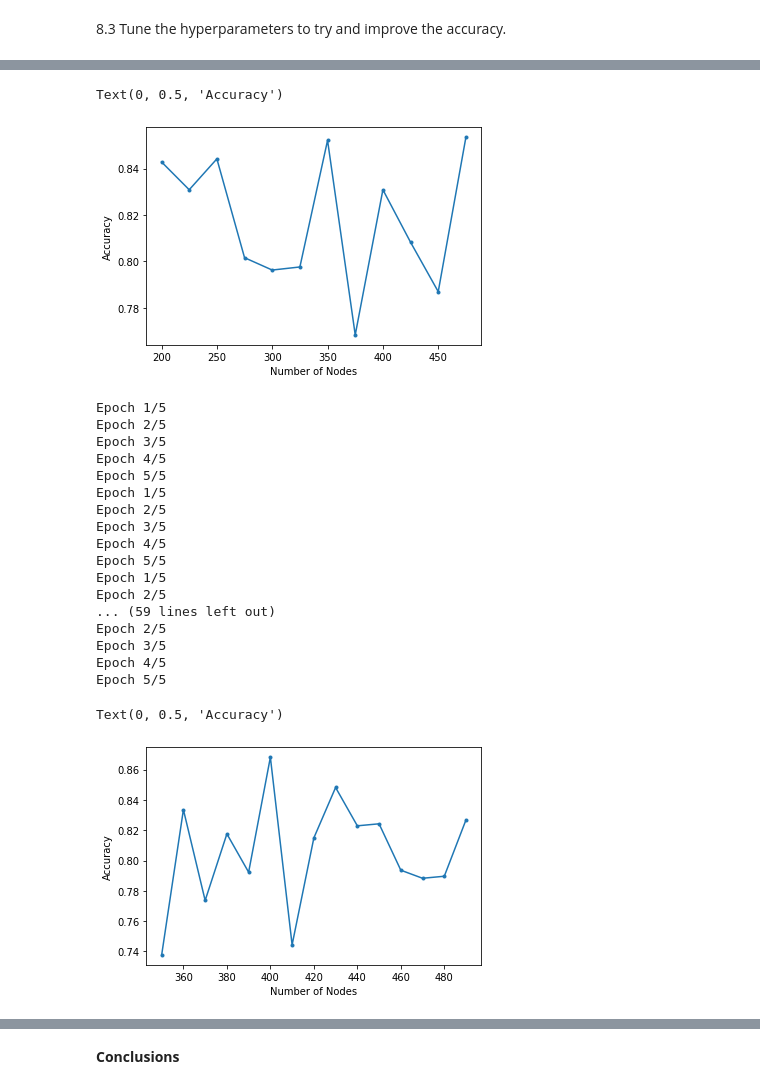
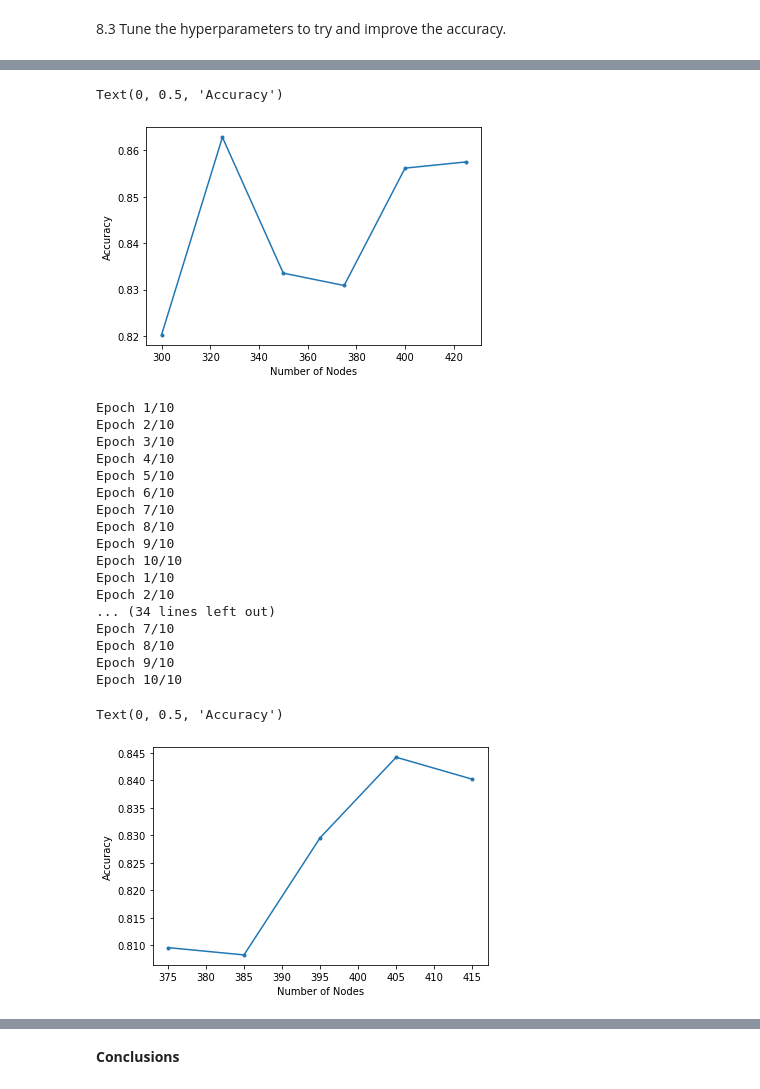
Before and after one commit to lauraherman22/w207_final_project, a Jupyter notebook: Logo_NoLogo_Final_Project.ipynb, the cells around one changed output, grey strips where cells are left out. Drawn from its saved outputs; the diff is of its cells as text; code cells hidden in the pictures.

Commit message:
updated neural nets to use array from best k value

```diff
--- a/Logo_NoLogo_Final_Project.ipynb
+++ b/Logo_NoLogo_Final_Project.ipynb
@@ -773,0 +798,7 @@ Text(0, 0.5, 'Accuracy')
+# %%
+# Looks like best learning rate is .001, so now we will use this
+# Run model using learning dropout rate
+build_model_output = build_model(384, .4, .001)
+fit_model_output = fit_model(build_model_output, train_data9, train_labels9, 50)
+final_accuracy = evaluate_model(build_model_output, dev_data9, dev_labels9)
+print(final_accuracy)
@@ -774,12 +823,12 @@ Text(0, 0.5, 'Accuracy')
 # %%
-# Try different numbers of nodes - keeping dropout at .4 and learning rate at .0001
+# Try different numbers of nodes - keeping dropout at .3 and learning rate at .001
 
 #Loop through nodes
 final_accuracy_node_list = []
 
 for i in range(1, 550, 50):
-    build_model_output = build_model(i, .4, .01)
-    fit_model_output = fit_model(build_model_output, train_data3, train_labels3, 5)
-    final_accuracy = evaluate_model(build_model_output, dev_data3, dev_labels3)
+    build_model_output = build_model(i, .4, .001)
+    fit_model_output = fit_model(build_model_output, train_data9, train_labels9, 10)
+    final_accuracy = evaluate_model(build_model_output, dev_data9, dev_labels9)
     final_accuracy_node_list.append(final_accuracy)
 # %% [output]
@@ -811,12 +860,12 @@ Text(0, 0.5, 'Accuracy')
 # %%
-# It looks like best value is somewhere between 200 and 500
+# It looks like best value is somewhere between 300 and 450
 # Narrow this down
 # Loop through nodes
 final_accuracy_node_list = []
 
-for i in range(200, 500, 25):
-    build_model_output = build_model(i, .4, .01)
-    fit_model_output = fit_model(build_model_output, train_data3, train_labels3, 5)
-    final_accuracy = evaluate_model(build_model_output, dev_data3, dev_labels3)
+for i in range(300, 450, 25):
+    build_model_output = build_model(i, .4, .001)
+    fit_model_output = fit_model(build_model_output, train_data9, train_labels9, 10)
+    final_accuracy = evaluate_model(build_model_output, dev_data9, dev_labels9)
     final_accuracy_node_list.append(final_accuracy)
 # %% [output]
@@ -840,48 +889,48 @@ Epoch 5/5
 # %%
 #Graph results
-plt.plot(range(200, 500, 25), final_accuracy_node_list, marker = ".")
+plt.plot(range(300, 450, 25), final_accuracy_node_list, marker = ".")
 plt.xlabel('Number of Nodes')
 plt.ylabel('Accuracy')
 # %% [output]
 Text(0, 0.5, 'Accuracy')
-[figure, old version]
+[figure, new version]
 # %%
-# It looks like best value is somewhere between 350 and 500
+# It looks like best value is somewhere between 375 and 425
 # Narrow this down
 # Loop through nodes
 final_accuracy_node_list = []
 
-for i in range(350, 500, 10):
-    build_model_output = build_model(i, .4, .01)
-    fit_model_output = fit_model(build_model_output, train_data3, train_labels3, 5)
-    final_accuracy = evaluate_model(build_model_output, dev_data3, dev_labels3)
+for i in range(375, 425, 10):
+    build_model_output = build_model(i, .4, .001)
+    fit_model_output = fit_model(build_model_output, train_data9, train_labels9, 10)
+    final_accuracy = evaluate_model(build_model_output, dev_data9, dev_labels9)
     final_accuracy_node_list.append(final_accuracy)
 # %% [output]
-Epoch 1/5
-Epoch 2/5
-Epoch 3/5
-Epoch 4/5
-Epoch 5/5
-Epoch 1/5
-Epoch 2/5
-Epoch 3/5
-Epoch 4/5
-Epoch 5/5
-Epoch 1/5
-Epoch 2/5
-... (59 lines left out)
-Epoch 2/5
-Epoch 3/5
-Epoch 4/5
-Epoch 5/5
+Epoch 1/10
+Epoch 2/10
+Epoch 3/10
+Epoch 4/10
+Epoch 5/10
+Epoch 6/10
+Epoch 7/10
+Epoch 8/10
+Epoch 9/10
+Epoch 10/10
+Epoch 1/10
+Epoch 2/10
+... (34 lines left out)
+Epoch 7/10
+Epoch 8/10
+Epoch 9/10
+Epoch 10/10
 # %%
 #Graph results
-plt.plot(range(350, 500, 10), final_accuracy_node_list, marker = ".")
+plt.plot(range(375, 425, 10), final_accuracy_node_list, marker = ".")
 plt.xlabel('Number of Nodes')
 plt.ylabel('Accuracy')
 # %% [output]
 Text(0, 0.5, 'Accuracy')
-[figure, old version]
+[figure, new version]
 # %%
 # It looks like best value is somewhere between 400 and 410
 # Narrow this down
```
Also changed, not shown: parts of 21 cells of this notebook.
